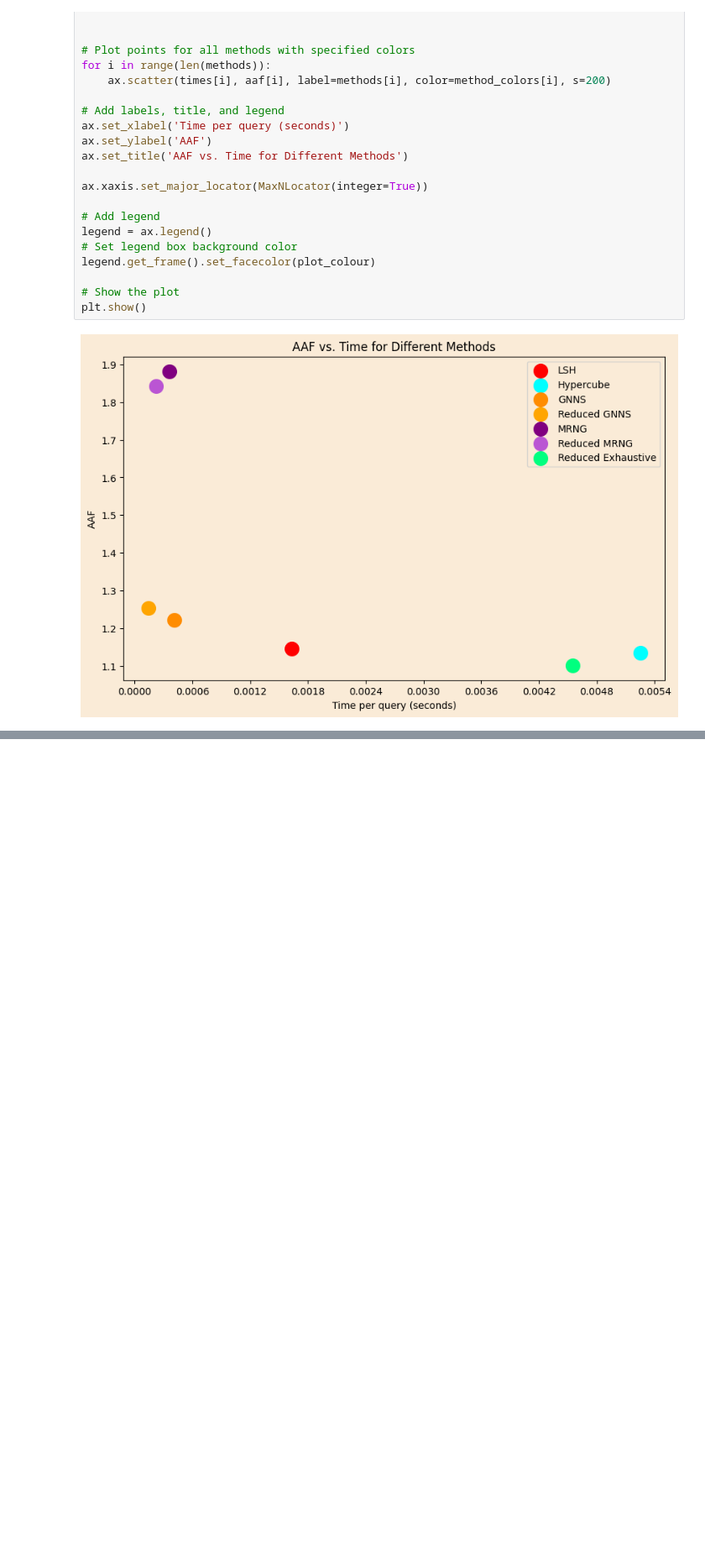
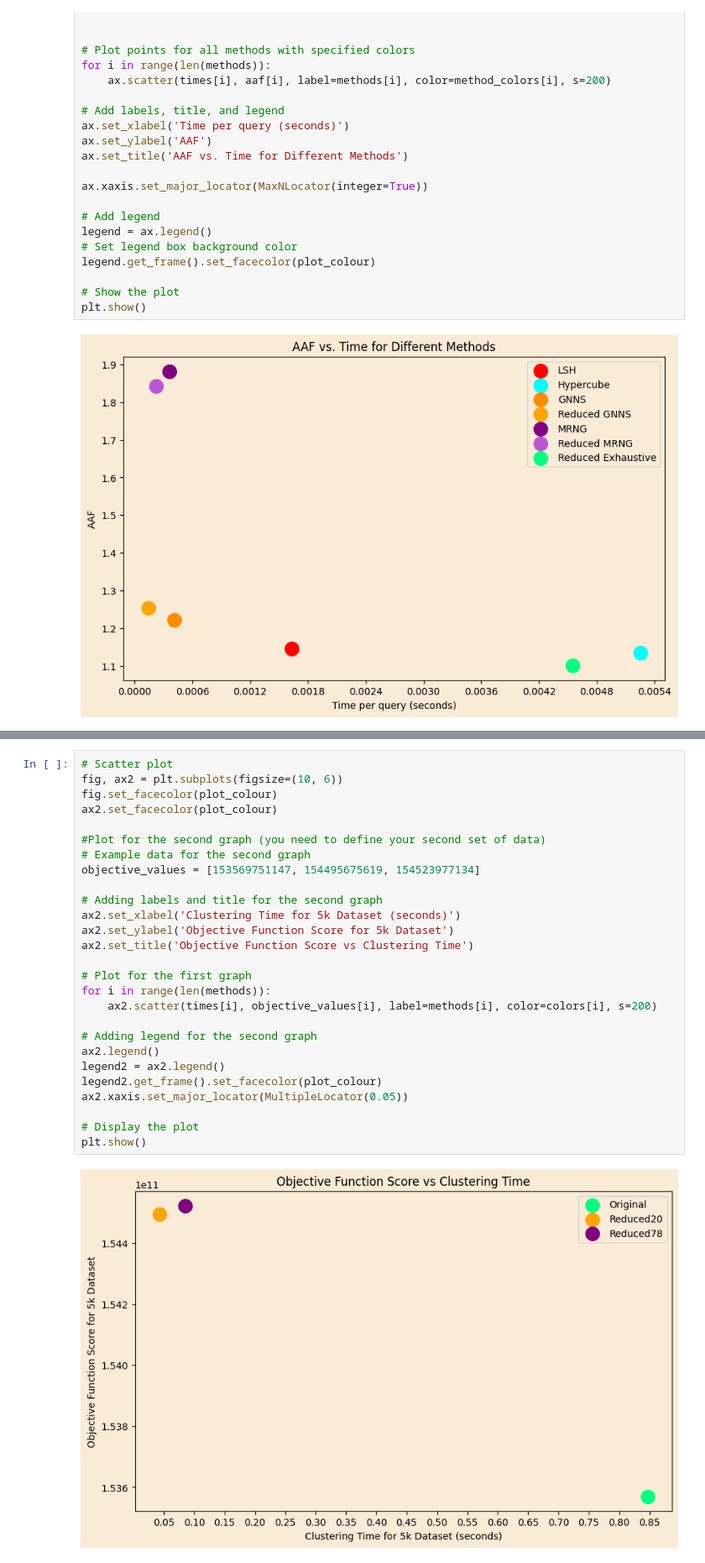
Before and after one commit to UpTheShipCreek/Project2023, a Jupyter notebook: Assignment_3/Comparisons.ipynb, the cells around one changed output, grey strips where cells are left out. Shown: that part at 84% size. Cells and saved outputs as stored; diff of their text form; blank space fills up the shorter version.

```diff
--- a/Assignment_3/Comparisons.ipynb
+++ b/Assignment_3/Comparisons.ipynb
@@ -141,0 +137,29 @@ plt.show()
+# %%
+# Scatter plot
+fig, ax2 = plt.subplots(figsize=(10, 6))
+fig.set_facecolor(plot_colour)
+ax2.set_facecolor(plot_colour)
+
+#Plot for the second graph (you need to define your second set of data)
+# Example data for the second graph
+objective_values = [153569751147, 154495675619, 154523977134]
+
+# Adding labels and title for the second graph
+ax2.set_xlabel('Clustering Time for 5k Dataset (seconds)')
+ax2.set_ylabel('Objective Function Score for 5k Dataset')
+ax2.set_title('Objective Function Score vs Clustering Time')
+
+# Plot for the first graph
+for i in range(len(methods)):
+    ax2.scatter(times[i], objective_values[i], label=methods[i], color=colors[i], s=200)
+
+# Adding legend for the second graph
+ax2.legend()
+legend2 = ax2.legend()
+legend2.get_frame().set_facecolor(plot_colour)
+ax2.xaxis.set_major_locator(MultipleLocator(0.05))
+
+# Display the plot
+plt.show()
+# %% [output]
+[figure, added]
```
Also changed, not shown: parts of 2 cells of this notebook, 9 other files.
